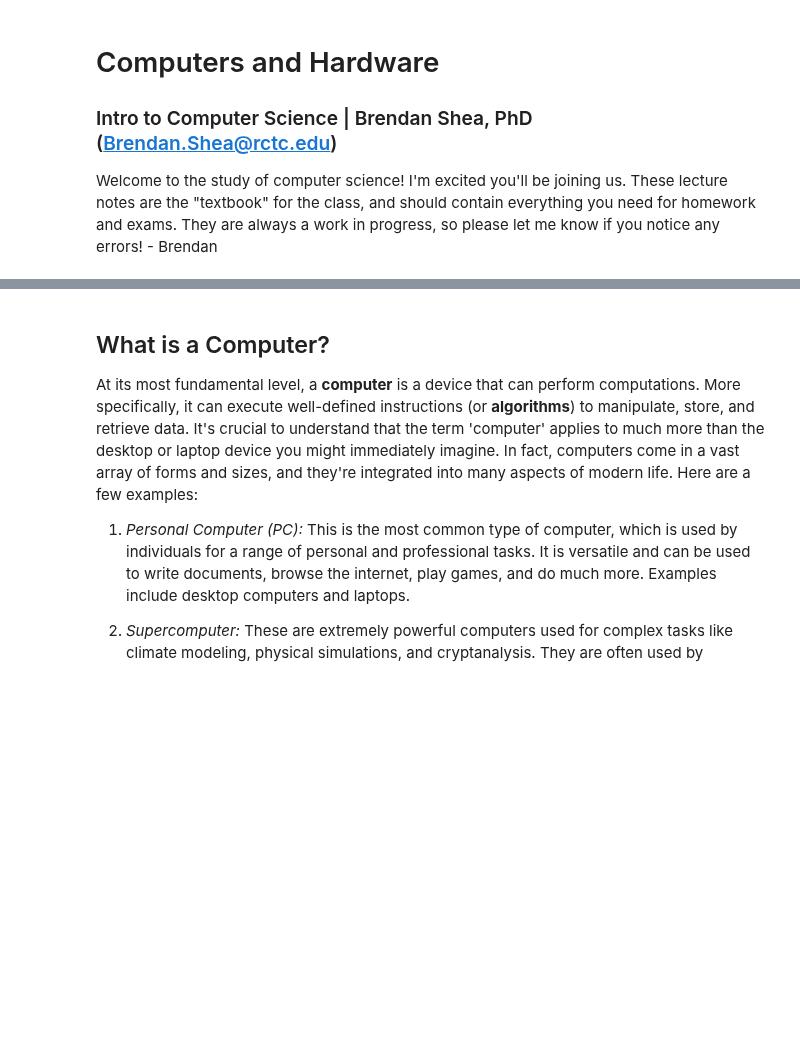
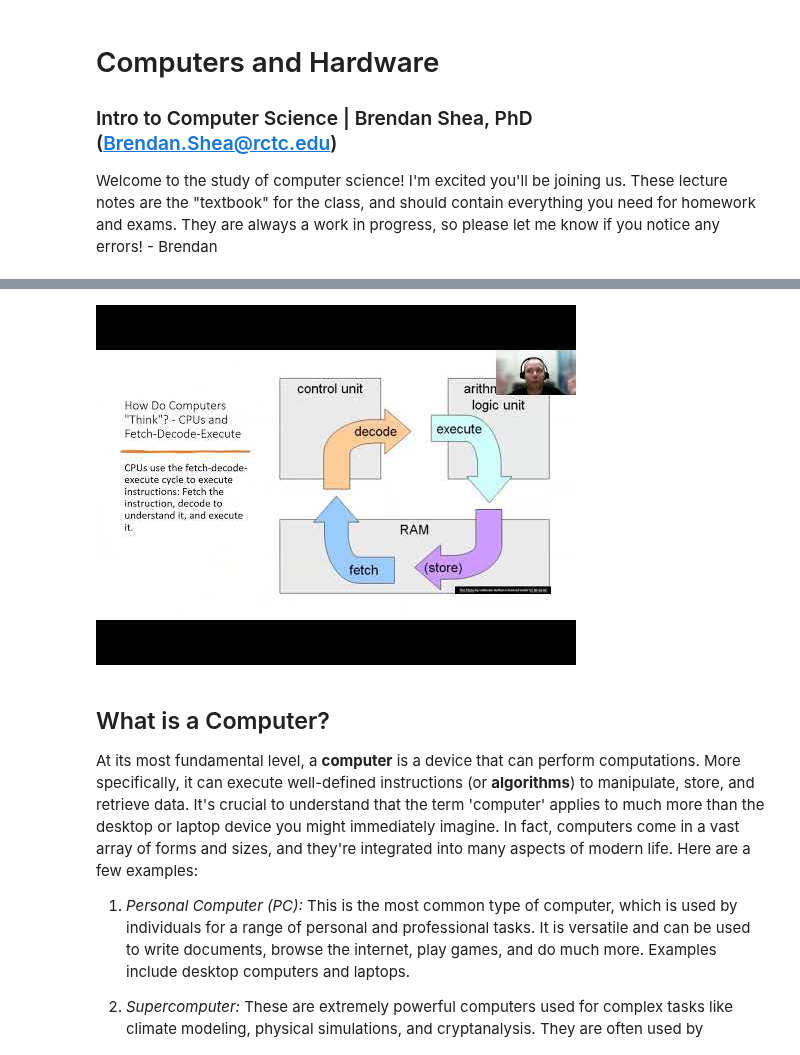
Before and after one commit to brendanpshea/computing_concepts_python, a Jupyter notebook: IntroCS_00_ComputersHardware.ipynb, the cells around one changed output, grey strips where cells are left out. Drawn from its saved outputs; the diff is of its cells as text; code cells hidden in the pictures; blank space fills up the shorter version.

```diff
--- a/IntroCS_00_ComputersHardware.ipynb
+++ b/IntroCS_00_ComputersHardware.ipynb
@@ -8,3 +11,8 @@ Welcome to the study of computer science! I'm excited you'll be joining us. Thes
+# %%
+from IPython.display import YouTubeVideo
+YouTubeVideo('aUoxeBLi0GU', width=800, height=300)
+# %% [output]
+[figure, added]
 # %% [markdown]
 
 ## What is a Computer?
```
Also changed, not shown: parts of 1 cell of this notebook.
